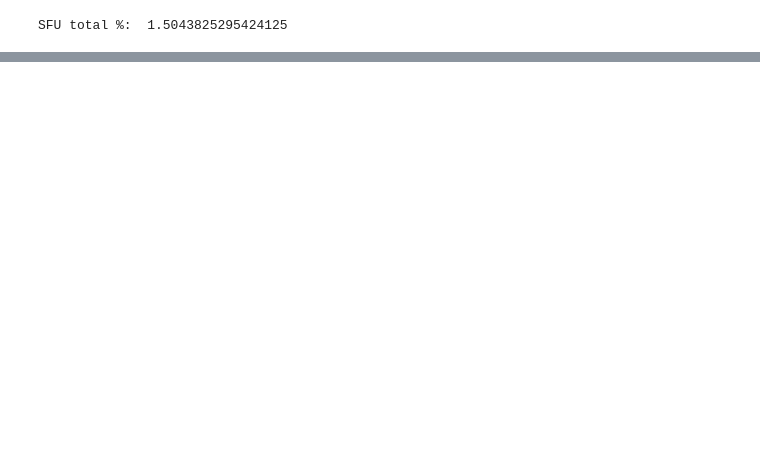
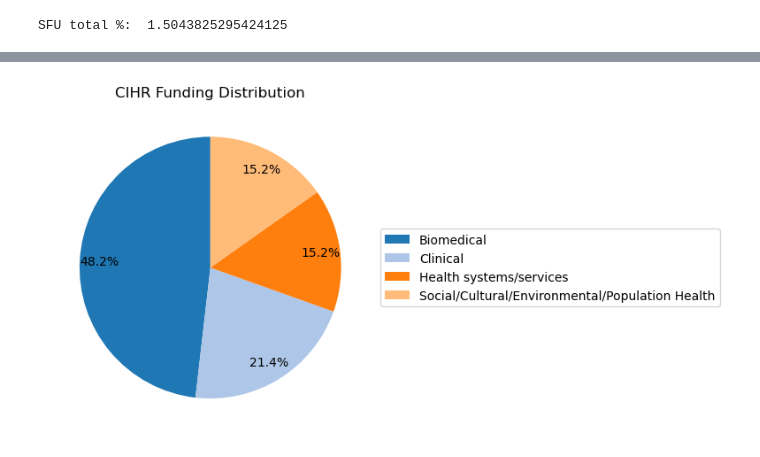
Before and after one commit to sfu-bigdata/Tri-Agency-Grant-Analysis-Trend-Mapping, a Jupyter notebook: data_analysis.ipynb, the cells around one changed output, grey strips where cells are left out. Drawn from its saved outputs; the diff is of its cells as text; code cells hidden in the pictures; blank space fills up the shorter version.

```diff
--- a/data_analysis.ipynb
+++ b/data_analysis.ipynb
@@ -73,0 +100,14 @@ SFU total %:  1.5043825295424125
+# %%
+data = TRIAGENCY_DATA[TRIAGENCY_DATA['Agency'] == 'CIHR'].groupby('Main_Discipline')['Total_Amount'].sum()
+
+fig, ax = plt.subplots()
+colors_mpl = plt.cm.tab20.colors[:len(data.index)]
+ax.pie(data, labels=None, colors=colors_mpl,autopct='%1.1f%%', startangle=90, pctdistance=0.85)
+
+# Move the labels outside the pie chart by increasing the labeldistance
+plt.legend(data.index, loc="center left", bbox_to_anchor=(1, 0.5))
+
+plt.title('CIHR Funding Distribution')
+plt.show()
+# %% [output]
+[figure, added]
```
Also changed, not shown: parts of 23 cells of this notebook.
